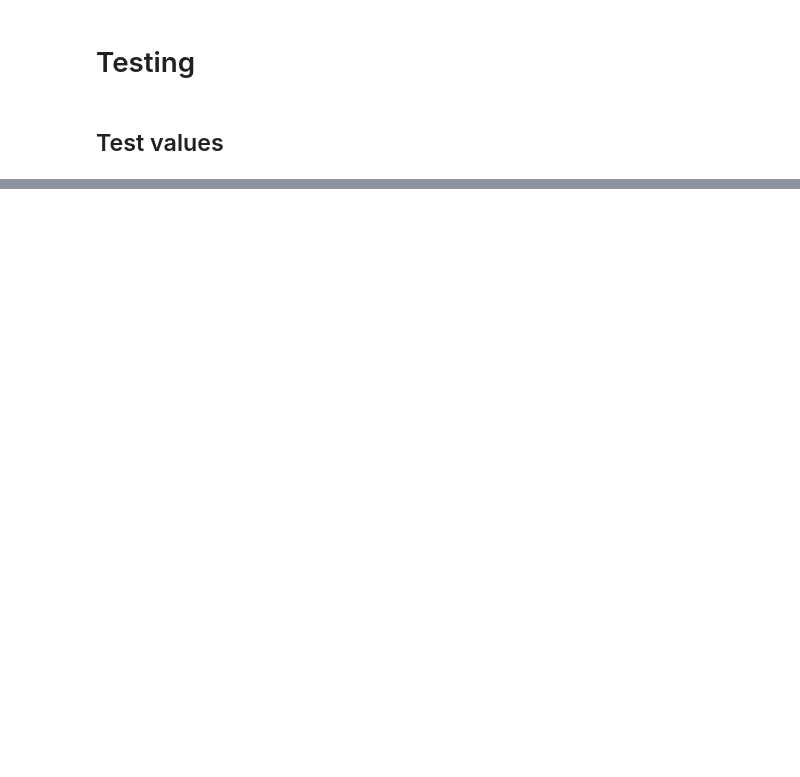
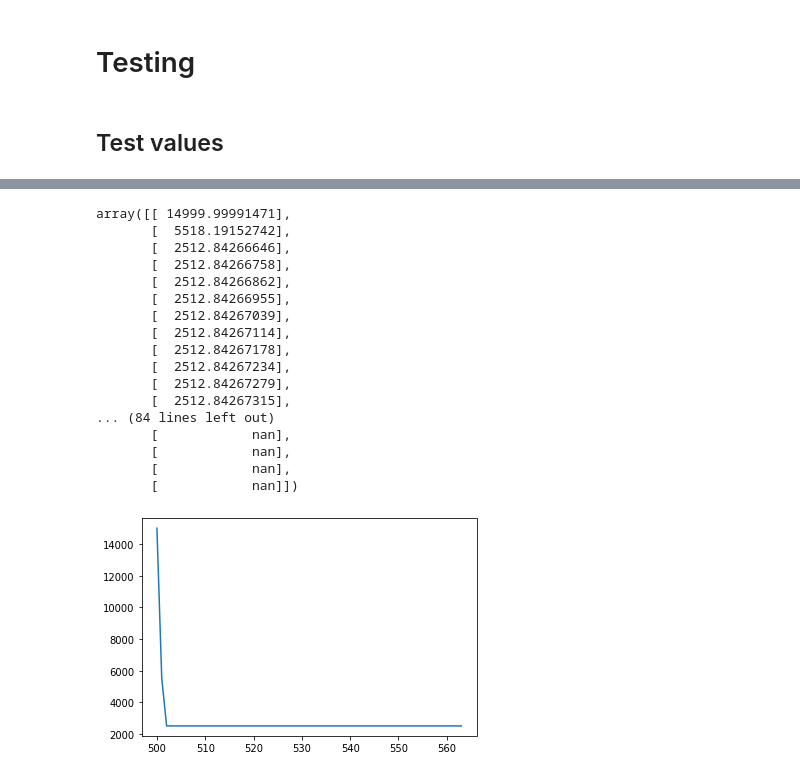
Before and after one commit to Don-Burns/Masters_Project, a Jupyter notebook: code/Optimisation.ipynb, the cells around one changed output, grey strips where cells are left out. Cells and saved outputs as stored; diff of their text form; code cells hidden in the pictures; blank space fills up the shorter version.

```diff
--- a/code/Optimisation.ipynb
+++ b/code/Optimisation.ipynb
@@ -485,2 +533,49 @@ True
+# %%
+def tes(m,t):
+    a = 2.15
+    M = 15000
+    b = (a/(M**0.25))
+    alpha = 500
+    c = 0.05
+    rho = 1.1
+    Q = L(t)
+    if t < alpha:
+        dmdt = (a * (m**0.75)) - (b * m)
+        R0 = 0
+    else:
+        dmdt = (a * (m**0.75)) - (b * m) - (c * (m**rho))
+        R = Q*c * m**rho
+    if dmdt * m < 0:
+        dmdt = -m #<<<<< problem?
+
+    return dmdt
+t = sc.arange(0, 8000, 1)
+mass = integrate.odeint(tes, 0.1, t)[500:600]
+plt.figure()
+plt.plot(t[500:600], mass)
+
+mass
+
+# Currently things are growing too fast so when they reach "maturity" they are already fully grown
+# this leaves no way for the new introduction of R0 cost to cause eq and either crashes or shrinks a bit
+# %% [output]
+array([[ 14999.99991471],
+       [  5518.19152742],
+       [  2512.84266646],
+       [  2512.84266758],
+       [  2512.84266862],
+       [  2512.84266955],
+       [  2512.84267039],
+       [  2512.84267114],
+       [  2512.84267178],
+       [  2512.84267234],
+       [  2512.84267279],
+       [  2512.84267315],
+... (84 lines left out)
+       [            nan],
+       [            nan],
+       [            nan],
+       [            nan]])
+[figure, added]
 # %%
 # array testing
```
Also changed, not shown: parts of 19 cells of this notebook, 3 other files.
